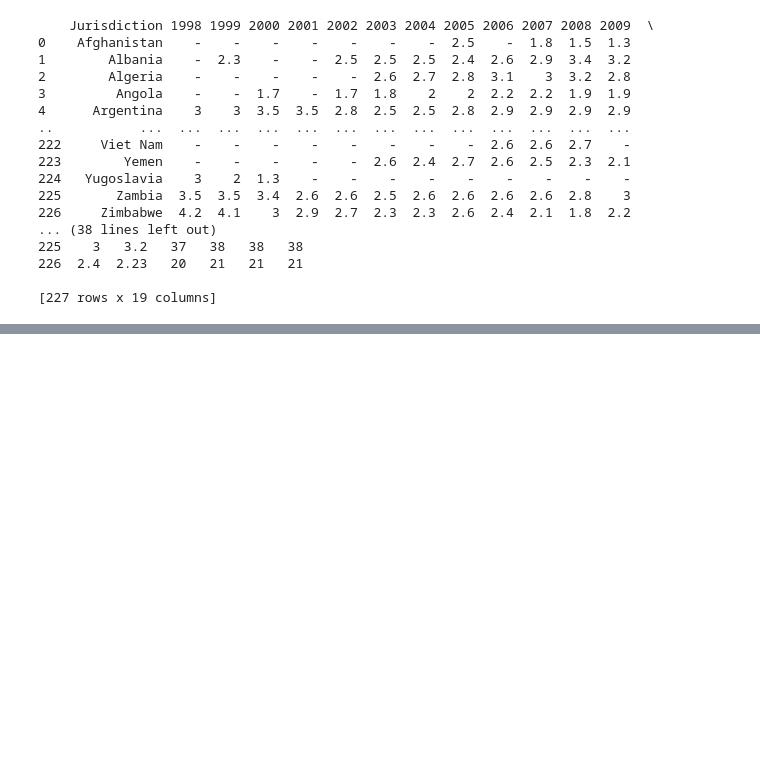
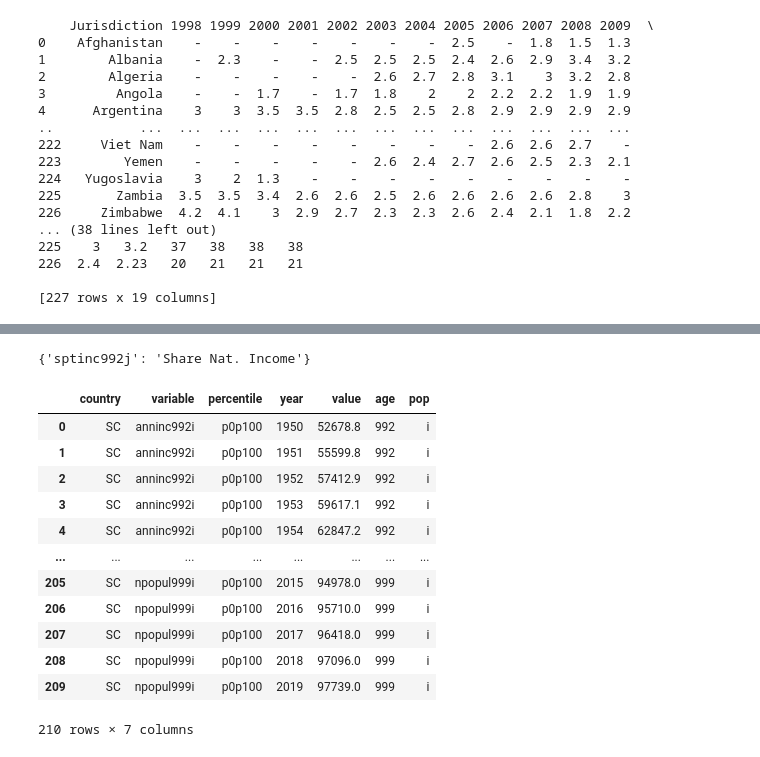
Before and after one commit to data301-2021-winter1/group35-project, a Jupyter notebook: notebooks/analysis1.ipynb, the cells around one changed output, grey strips where cells are left out. Cells and saved outputs as stored; diff of their text form; code cells hidden in the pictures; blank space fills up the shorter version.

```diff
--- a/notebooks/analysis1.ipynb
+++ b/notebooks/analysis1.ipynb
@@ -51,0 +63,5 @@ WID_CC.head()
+# %%
+#WID_SC_url = 'https://raw.githubusercontent.com/data301-2021-winter1/group35-project/main/data/raw/WID_data_SC.csv?token=AVQ3CKP4L4ZREXV34IDYTULBOMSYA'
+WID_SC = pd.read_csv("../data/raw/WID_data_SC.csv", sep = ";")
+
+WID_SC.head()
@@ -51,0 +75,8 @@ WID_CC.head()
+# %%
+#Finding all the variables
+varlist = []
+for c in range(0, len(WID_SC['variable'])):
+    if WID_SC['variable'][c] not in varlist:
+        varlist.append(WID_SC['variable'][c])
+
+varlist
@@ -51,0 +101,38 @@ WID_CC.head()
+# %%
+#Finding Key Percentiles
+KeyPer = ["p90p100", "p50p90", "p0p50", "p99p100", ]
+SCV = pd.DataFrame(columns = WID_SC.columns)
+for c in KeyPer:
+    SCV = SCV.append(WID_SC.loc[WID_SC["variable"] == 'sptinc992j'].loc[WID_SC["percentile"] == c], ignore_index=True)
+SCV
+{'sptinc992j' : 'Share Nat. Income'}
+# %% [output]
+{'sptinc992j': 'Share Nat. Income'}
+# %%
+#Finding Key Income/Welath Variables
+KeyIW = ['anninc992i', 'agdpro992i', 'anweal992i', 'wwealn999i', 'rptinc992j', 'npopul999i']
+KeyIWD = {
+    'anninc992i' : 'Nat. Income',
+    'agdpro992i': 'GDP',
+    'anweal992i' : 'Nat. Wealth',
+    'wwealn999i': 'Nat. Wealth to Income',
+    'rptinc992j': 't10/b50 ratio',
+    'npopul999i' : 'Population'}
+SCIW = pd.DataFrame(columns = WID_SC.columns)
+for c in KeyIWD:
+    SCIW = SCIW.append(WID_SC.loc[WID_SC["variable"] == c], ignore_index=True)
+SCIW
+# %% [output]
+|  | country | variable | percentile | year | value | age | pop |
+| 0 | SC | anninc992i | p0p100 | 1950 | 52678.8 | 992 | i |
+| 1 | SC | anninc992i | p0p100 | 1951 | 55599.8 | 992 | i |
+| 2 | SC | anninc992i | p0p100 | 1952 | 57412.9 | 992 | i |
+| 3 | SC | anninc992i | p0p100 | 1953 | 59617.1 | 992 | i |
+| 4 | SC | anninc992i | p0p100 | 1954 | 62847.2 | 992 | i |
+| ... | ... | ... | ... | ... | ... | ... | ... |
+| 205 | SC | npopul999i | p0p100 | 2015 | 94978.0 | 999 | i |
+| 206 | SC | npopul999i | p0p100 | 2016 | 95710.0 | 999 | i |
+| 207 | SC | npopul999i | p0p100 | 2017 | 96418.0 | 999 | i |
+| 208 | SC | npopul999i | p0p100 | 2018 | 97096.0 | 999 | i |
+| 209 | SC | npopul999i | p0p100 | 2019 | 97739.0 | 999 | i |
+210 rows × 7 columns
```
Also changed, not shown: parts of 10 cells of this notebook, 1 other file.
